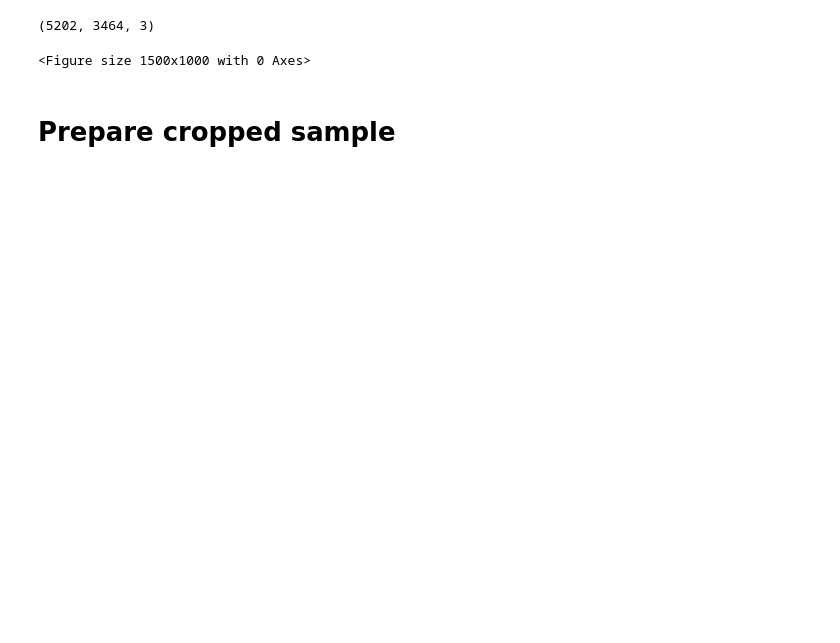
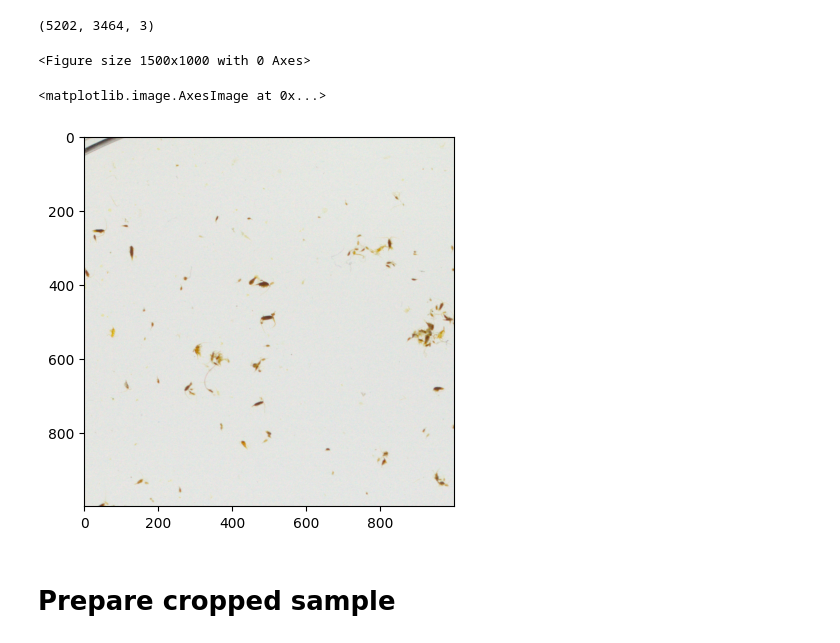
Before and after one commit to Pwhsky/copepod-image-analysis, a Jupyter notebook: lodestar_analysis.ipynb, the cells around one changed output. Cells and saved outputs as stored; diff of their text form; code cells hidden in the pictures; blank space fills up the shorter version.

```diff
--- a/lodestar_analysis.ipynb
+++ b/lodestar_analysis.ipynb
@@ -16,6 +16,16 @@ print(np.shape(image))
 # %% [output]
 (5202, 3464, 3)
 <Figure size 1500x1000 with 0 Axes>
+# %%
+crop_size =1000
+y_index = 770
+x_index = 1590
+x0,y0 = y_index-crop_size // 2, x_index - crop_size//2
+training_image = np.array(   image[x0:x0+crop_size, y0: y0 + crop_size])
+plt.imshow(training_image)
+# %% [output]
+<matplotlib.image.AxesImage at 0x...>
+[figure, added]
 # %% [markdown]
 # Prepare cropped sample
 # %%
```
Also changed, not shown: parts of 7 cells of this notebook, 13 other files.
